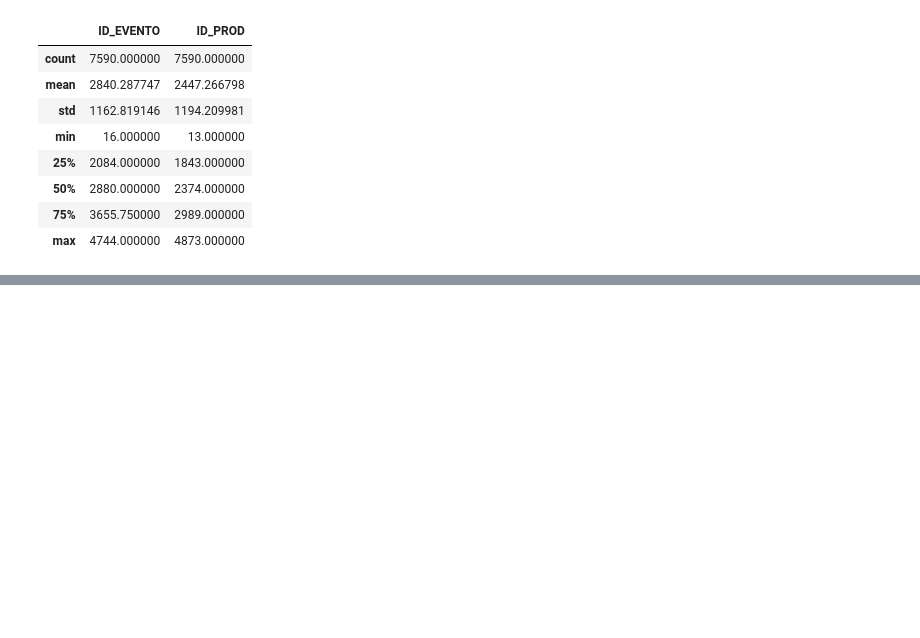
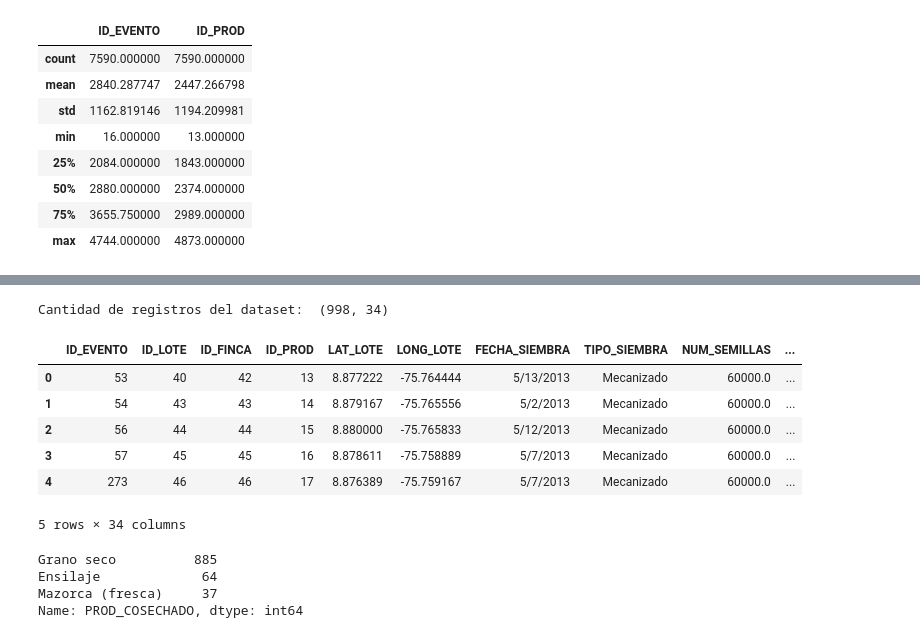
Before and after one commit to GermanMoran/TesisMaestria, a Jupyter notebook: codigos/EDA_CIAT_FENALCE.ipynb, the cells around one changed output, grey strips where cells are left out. Drawn from its saved outputs; the diff is of its cells as text; code cells hidden in the pictures; blank space fills up the shorter version.

```diff
--- a/codigos/EDA_CIAT_FENALCE.ipynb
+++ b/codigos/EDA_CIAT_FENALCE.ipynb
@@ -70,0 +154,25 @@ controls.describe()
+# %%
+# Se eliminan las columnas del dataset origina.
+ColumnasEliminar = ['TIPO_DE_SEMILLA','HABITO_CRECIMIENTO','ORIGEN_SEMILLA','INOCULACION_SEMILLAS','NUEVA_INOCULACION_SEMILLAS','PRODUCTO_USADO','NUEVO_MATERIAL_GENETICO','OTRO_CULT_ANT','RESIEMBRA','OBSERVACIONES_COSECHA']
+df_ProductionsEvents = Prductions_Events.drop(ColumnasEliminar, axis=1)
+print("Cantidad de registros del dataset: ",df_ProductionsEvents.shape)
+df_ProductionsEvents.head(5)
+# %% [output]
+Cantidad de registros del dataset:  (998, 34)
+|  | ID_EVENTO | ID_LOTE | ID_FINCA | ID_PROD | LAT_LOTE | LONG_LOTE | FECHA_SIEMBRA | TIPO_SIEMBRA | NUM_SEMILLAS | ... |
+| 0 | 53 | 40 | 42 | 13 | 8.877222 | -75.764444 | 5/13/2013 | Mecanizado | 60000.0 | ... |
+| 1 | 54 | 43 | 43 | 14 | 8.879167 | -75.765556 | 5/2/2013 | Mecanizado | 60000.0 | ... |
+| 2 | 56 | 44 | 44 | 15 | 8.880000 | -75.765833 | 5/12/2013 | Mecanizado | 60000.0 | ... |
+| 3 | 57 | 45 | 45 | 16 | 8.878611 | -75.758889 | 5/7/2013 | Mecanizado | 60000.0 | ... |
+| 4 | 273 | 46 | 46 | 17 | 8.876389 | -75.759167 | 5/7/2013 | Mecanizado | 60000.0 | ... |
+5 rows × 34 columns
+# %%
+# Teniendo en cuenta que en el datset se tienen diferentes tipos del producto cosechaso, solamente se hace enfasis en el
+# tipo Grano seco.
+# Categorias de la variable categorica producto cosechado.
+df_ProductionsEvents.PROD_COSECHADO.value_counts()
+# %% [output]
+Grano seco          885
+Ensilaje             64
+Mazorca (fresca)     37
+Name: PROD_COSECHADO, dtype: int64
```
Also changed, not shown: parts of 10 cells of this notebook.
